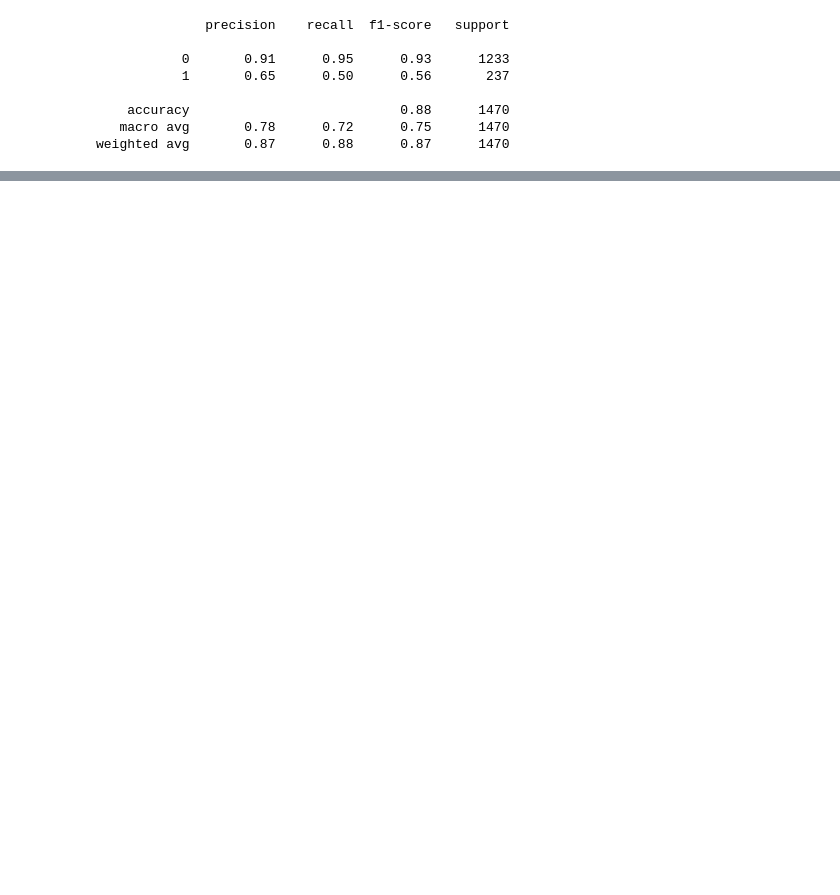
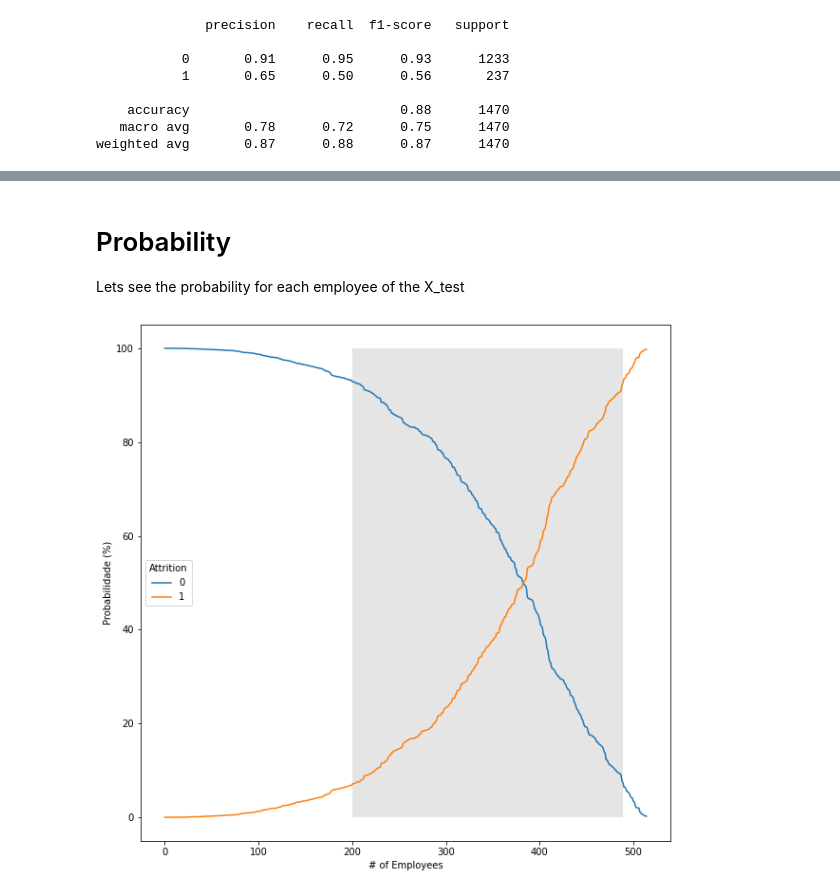
Before and after one commit to fmarcelneves/HR-Analytics-Prediction, a Jupyter notebook: IBM_HR_Analytics_and_prediction.ipynb, the cells around one changed output, grey strips where cells are left out. Drawn from its saved outputs; the diff is of its cells as text; code cells hidden in the pictures; blank space fills up the shorter version.

```diff
--- a/IBM_HR_Analytics_and_prediction.ipynb
+++ b/IBM_HR_Analytics_and_prediction.ipynb
@@ -934,6 +875,6 @@ MLP_param_grid = {
 # %%
-grid_MLP = RandomizedSearchCV(estimator=MLP_pipe, param_distributions=MLP_param_grid,
-                        scoring='f1_macro', cv=SKF, verbose=1, n_jobs=-1, n_iter=45)
+grid_MLP = RandomizedSearchCV(estimator=SMOTE_MLP_pipe, param_distributions=MLP_param_grid,
+                        scoring='f1_macro', cv=SKF, verbose=1, n_jobs=-1, n_iter=30)
 # %%
 grid_MLP.fit(X_train, y_train)
 # %% [output]
@@ -989,7 +1114,13 @@ SMOTE_MLP_pipe = Pipeline([
 ])
+# %%
+MLP_param_grid = {
+    'clf__activation': ['identity', 'logistic', 'tanh', 'relu'],
+    'clf__alpha': [0.0001, 0.001, 0.01, 0.03, 0.05],
+    'clf__learning_rate': ['constant', 'invscaling', 'adaptive'],
+    'clf__solver': ['sgd', 'Adam', 'lbfgs']}
 # %%
-grid_MLP = RandomizedSearchCV(estimator=SMOTE_MLP_pipe, param_distributions=MLP_param_grid,
-                        scoring='f1_macro', cv=SKF, verbose=1, n_jobs=-1, n_iter=40)
+grid_MLP = RandomizedSearchCV(estimator=MLP_pipe, param_distributions=MLP_param_grid,
+                        scoring='f1_macro', cv=SKF, verbose=1, n_jobs=-1, n_iter=30)
 # %%
 grid_MLP.fit(X_train, y_train)
 # %% [output]
@@ -1260,0 +1268,20 @@ weighted avg       0.87      0.88      0.87       515
+# %% [markdown]
+# Probability
+Lets see the probability for each employee of the X_test
+# %%
+y_pred_proba = (
+    pd.DataFrame(grid_MLP.predict_proba(X_test))
+    .sort_values([1])
+    .reset_index(drop=True)
+)
+
+fig, ax = plt.subplots(figsize=[10,10])
+(y_pred_proba * 100).reset_index(drop=True).plot.line(ax=ax)
+
+ax.legend(title="Attrition")
+
+ax.set(xlabel="# of Employees", ylabel="Probabilidade (%)");
+
+ax.axhspan(0, 100, 0.91, 0.4, facecolor="0.5", alpha=0.2);
+# %% [output]
+[figure, added]
```
Also changed, not shown: parts of 54 cells of this notebook.
